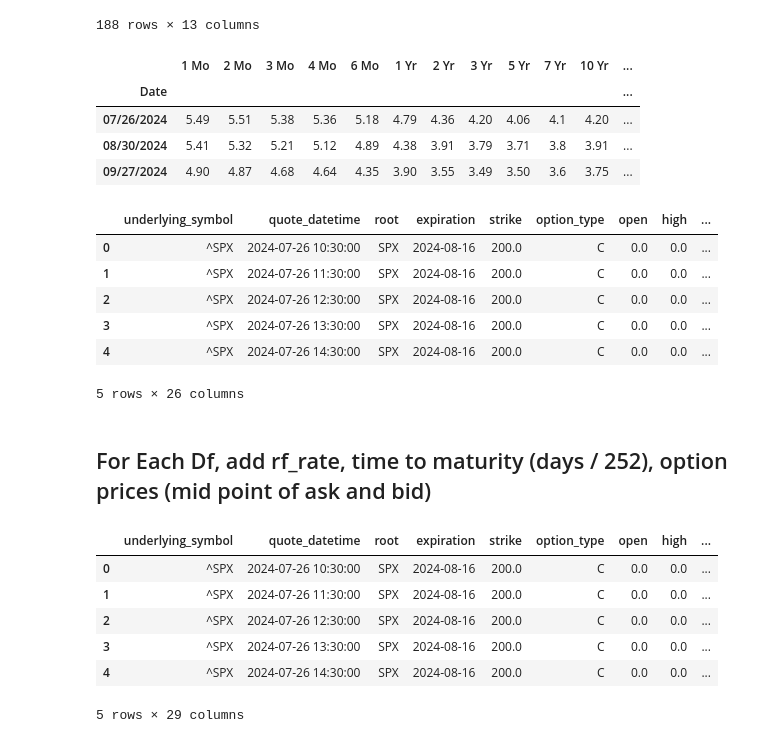
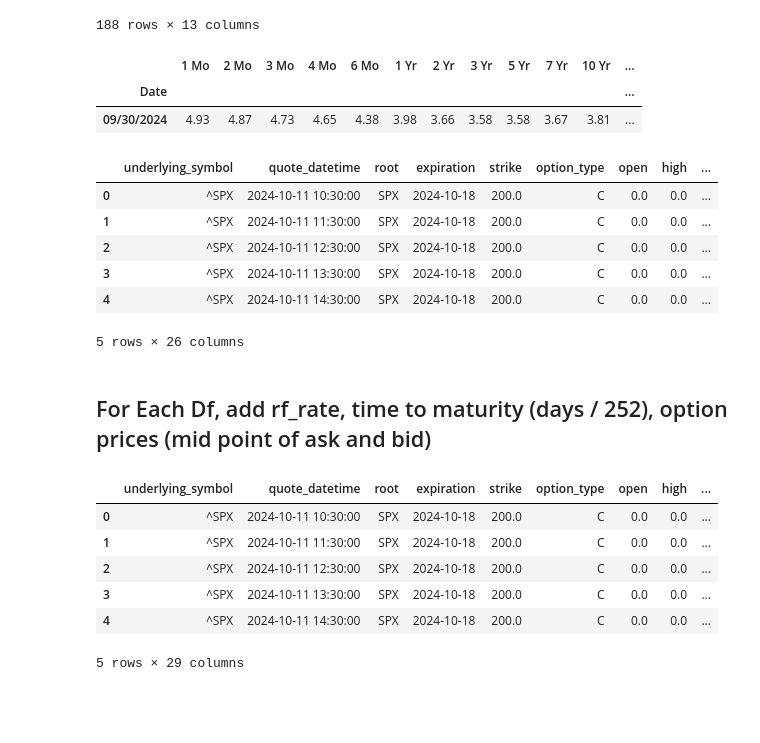
Before and after one commit to BeeeeenY/MLA_OptionsPricing, a Jupyter notebook: rf_rate_maturity_option_price.ipynb, the cells around one changed output. Saved outputs shown, nothing was run; the diff lists cells and outputs as text; code cells hidden in the pictures; blank space fills up the shorter version.

```diff
--- a/rf_rate_maturity_option_price.ipynb
+++ b/rf_rate_maturity_option_price.ipynb
@@ -22,12 +25,11 @@ treasury_rates
 | 1/2/2024 | 5.55 | 5.54 | 5.46 | 5.41 | 5.24 | 4.80 | 4.33 | 4.09 | 3.93 | 3.95 | 3.95 | ... |
 188 rows × 13 columns
 # %%
-selected_dates = treasury_rates.loc[['07/26/2024','08/30/2024','09/27/2024']]
+#selected_dates = treasury_rates.loc[['07/26/2024','08/30/2024','09/27/2024']]
+selected_dates = treasury_rates.loc[['09/30/2024']]
 selected_dates
 # %% [output]
 |  | 1 Mo | 2 Mo | 3 Mo | 4 Mo | 6 Mo | 1 Yr | 2 Yr | 3 Yr | 5 Yr | 7 Yr | 10 Yr | ... |
 | Date |  |  |  |  |  |  |  |  |  |  |  | ... |
-| 07/26/2024 | 5.49 | 5.51 | 5.38 | 5.36 | 5.18 | 4.79 | 4.36 | 4.20 | 4.06 | 4.1 | 4.20 | ... |
-| 08/30/2024 | 5.41 | 5.32 | 5.21 | 5.12 | 4.89 | 4.38 | 3.91 | 3.79 | 3.71 | 3.8 | 3.91 | ... |
-| 09/27/2024 | 4.90 | 4.87 | 4.68 | 4.64 | 4.35 | 3.90 | 3.55 | 3.49 | 3.50 | 3.6 | 3.75 | ... |
+| 09/30/2024 | 4.93 | 4.87 | 4.73 | 4.65 | 4.38 | 3.98 | 3.66 | 3.58 | 3.58 | 3.67 | 3.81 | ... |
 # %%
@@ -37,12 +39,12 @@ df3 = pd.read_csv('data/SPX/UnderlyingOptionsIntervals_3600sec_calcs_oi_2024-09-
 # %%
-df1.head()
+df4.head()
 # %% [output]
 |  | underlying_symbol | quote_datetime | root | expiration | strike | option_type | open | high | ... |
-| 0 | ^SPX | 2024-07-26 10:30:00 | SPX | 2024-08-16 | 200.0 | C | 0.0 | 0.0 | ... |
-| 1 | ^SPX | 2024-07-26 11:30:00 | SPX | 2024-08-16 | 200.0 | C | 0.0 | 0.0 | ... |
-| 2 | ^SPX | 2024-07-26 12:30:00 | SPX | 2024-08-16 | 200.0 | C | 0.0 | 0.0 | ... |
-| 3 | ^SPX | 2024-07-26 13:30:00 | SPX | 2024-08-16 | 200.0 | C | 0.0 | 0.0 | ... |
-| 4 | ^SPX | 2024-07-26 14:30:00 | SPX | 2024-08-16 | 200.0 | C | 0.0 | 0.0 | ... |
+| 0 | ^SPX | 2024-10-11 10:30:00 | SPX | 2024-10-18 | 200.0 | C | 0.0 | 0.0 | ... |
+| 1 | ^SPX | 2024-10-11 11:30:00 | SPX | 2024-10-18 | 200.0 | C | 0.0 | 0.0 | ... |
+| 2 | ^SPX | 2024-10-11 12:30:00 | SPX | 2024-10-18 | 200.0 | C | 0.0 | 0.0 | ... |
+| 3 | ^SPX | 2024-10-11 13:30:00 | SPX | 2024-10-18 | 200.0 | C | 0.0 | 0.0 | ... |
+| 4 | ^SPX | 2024-10-11 14:30:00 | SPX | 2024-10-18 | 200.0 | C | 0.0 | 0.0 | ... |
 5 rows × 26 columns
 # %%
 def days_between_dates(date_str1, date_str2):
@@ -105,11 +107,11 @@ df1['option_price'] = option_prices
 # %%
-df1.head()
+df4.head()
 # %% [output]
 |  | underlying_symbol | quote_datetime | root | expiration | strike | option_type | open | high | ... |
-| 0 | ^SPX | 2024-07-26 10:30:00 | SPX | 2024-08-16 | 200.0 | C | 0.0 | 0.0 | ... |
-| 1 | ^SPX | 2024-07-26 11:30:00 | SPX | 2024-08-16 | 200.0 | C | 0.0 | 0.0 | ... |
-| 2 | ^SPX | 2024-07-26 12:30:00 | SPX | 2024-08-16 | 200.0 | C | 0.0 | 0.0 | ... |
-| 3 | ^SPX | 2024-07-26 13:30:00 | SPX | 2024-08-16 | 200.0 | C | 0.0 | 0.0 | ... |
-| 4 | ^SPX | 2024-07-26 14:30:00 | SPX | 2024-08-16 | 200.0 | C | 0.0 | 0.0 | ... |
+| 0 | ^SPX | 2024-10-11 10:30:00 | SPX | 2024-10-18 | 200.0 | C | 0.0 | 0.0 | ... |
+| 1 | ^SPX | 2024-10-11 11:30:00 | SPX | 2024-10-18 | 200.0 | C | 0.0 | 0.0 | ... |
+| 2 | ^SPX | 2024-10-11 12:30:00 | SPX | 2024-10-18 | 200.0 | C | 0.0 | 0.0 | ... |
+| 3 | ^SPX | 2024-10-11 13:30:00 | SPX | 2024-10-18 | 200.0 | C | 0.0 | 0.0 | ... |
+| 4 | ^SPX | 2024-10-11 14:30:00 | SPX | 2024-10-18 | 200.0 | C | 0.0 | 0.0 | ... |
 5 rows × 29 columns
 # %%
```
Also changed, not shown: parts of 17 cells of this notebook, 5 other files.
